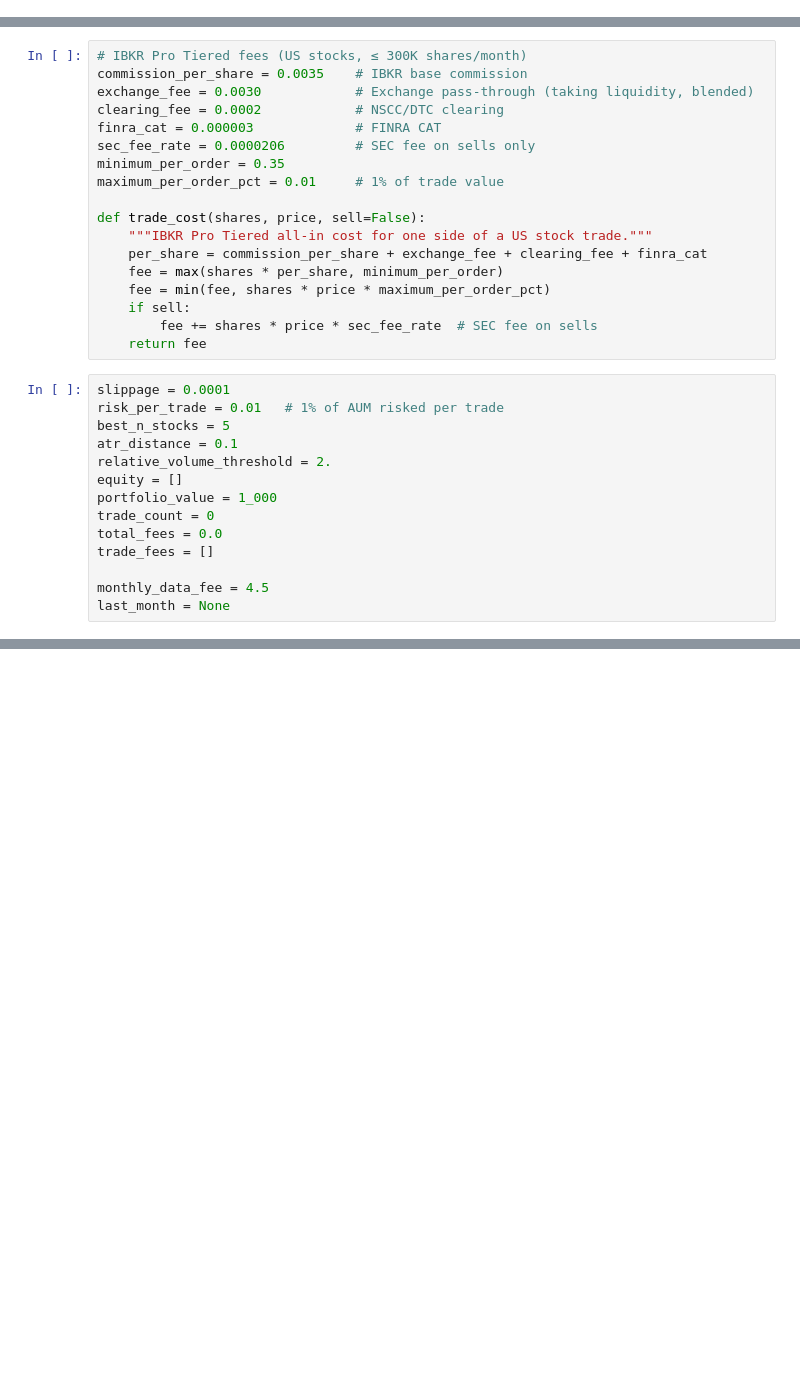
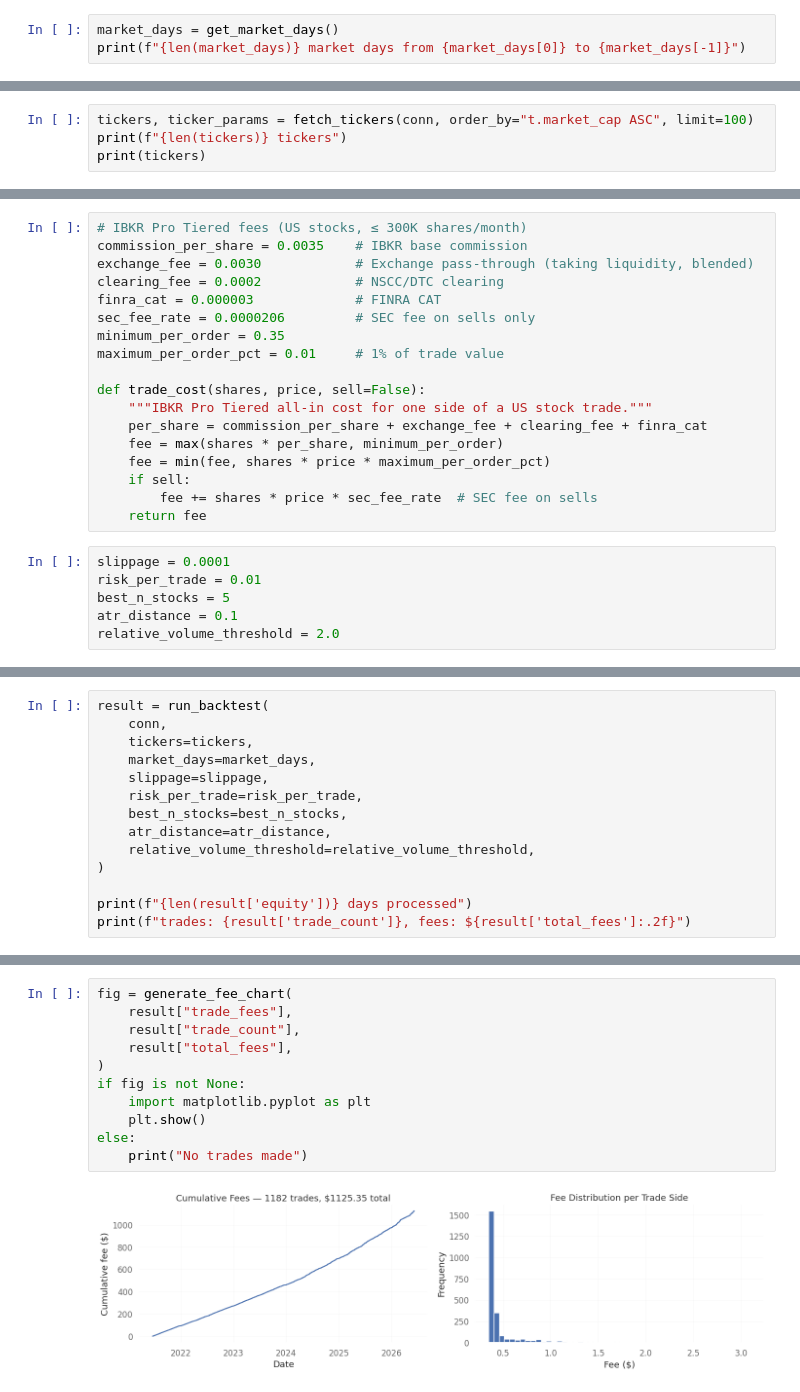
Before and after one commit to sbOogway/orb, a Jupyter notebook: backtest.ipynb, the cells around one changed output, grey strips where cells are left out. Drawn from its saved outputs; the diff is of its cells as text; blank space fills up the shorter version.

Commit message:
reformat backtest and toughts

```diff
--- a/backtest.ipynb
+++ b/backtest.ipynb
@@ -45,0 +18,3 @@ def get_tickers():
+# %%
+market_days = get_market_days()
+print(f"{len(market_days)} market days from {market_days[0]} to {market_days[-1]}")
@@ -45,0 +23,4 @@ def get_tickers():
+# %%
+tickers, ticker_params = fetch_tickers(conn, order_by="t.market_cap ASC", limit=100)
+print(f"{len(tickers)} tickers")
+print(tickers)
@@ -63,15 +47,7 @@ def trade_cost(shares, price, sell=False):
     return fee
 # %%
 slippage = 0.0001
-risk_per_trade = 0.01   # 1% of AUM risked per trade
+risk_per_trade = 0.01
 best_n_stocks = 5
 atr_distance = 0.1
-relative_volume_threshold = 2.
-equity = []
-portfolio_value = 1_000
-trade_count = 0
-total_fees = 0.0
-trade_fees = []
-
-monthly_data_fee = 4.5
-last_month = None
+relative_volume_threshold = 2.0
@@ -305,0 +54,14 @@ else:
+# %%
+result = run_backtest(
+    conn,
+    tickers=tickers,
+    market_days=market_days,
+    slippage=slippage,
+    risk_per_trade=risk_per_trade,
+    best_n_stocks=best_n_stocks,
+    atr_distance=atr_distance,
+    relative_volume_threshold=relative_volume_threshold,
+)
+
+print(f"{len(result['equity'])} days processed")
+print(f"trades: {result['trade_count']}, fees: ${result['total_fees']:.2f}")
@@ -305,0 +98,13 @@ else:
+# %%
+fig = generate_fee_chart(
+    result["trade_fees"],
+    result["trade_count"],
+    result["total_fees"],
+)
+if fig is not None:
+    import matplotlib.pyplot as plt
+    plt.show()
+else:
+    print("No trades made")
+# %% [output]
+[figure, added]
```
Also changed, not shown: parts of 11 cells of this notebook, 6 other files.
